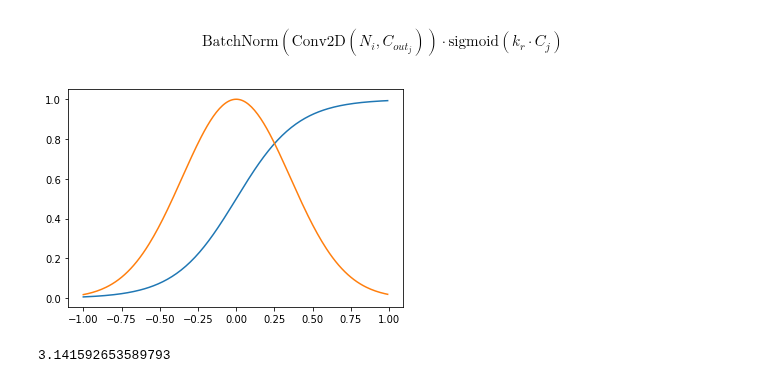
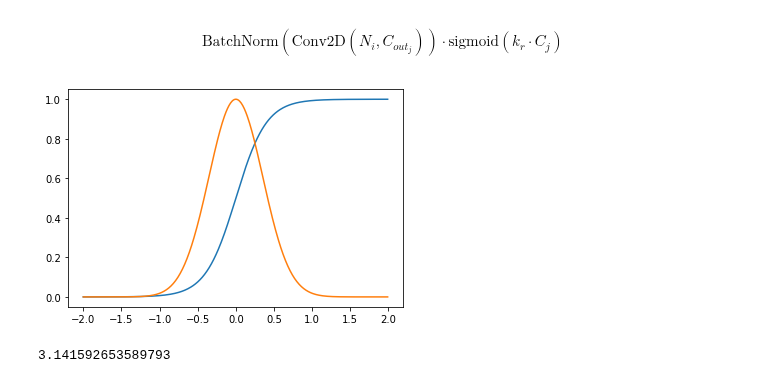
Before and after one commit to bhlarson/mllib, a Jupyter notebook: notebook/notes.ipynb, the cells around one changed output. Cells and saved outputs as stored; diff of their text form; code cells hidden in the pictures.

```diff
--- a/notebook/notes.ipynb
+++ b/notebook/notes.ipynb
@@ -2730,23 +2730,23 @@ $$ \textrm{BatchNorm}(\textrm{Conv2D}(N_i,C_{out_j}))\cdot\textrm{sigmoid}(k_r \
 # %%
 def sigmoid(x, k=5.0):
     return 1.0/(1.0+np.exp(-k*x))
 def gaussian(x):
     stdev = .25
     mean = 0
     prod = -1/(2*stdev*stdev)
     scale = 1.0
     return np.exp(-1*np.square((x-mean)/(2*stdev)))
 
-x = np.arange(-1.0, 1.0, 0.01)
+x = np.arange(-2.0, 2.0, 0.01)
 ys = sigmoid(x)
 yg = gaussian(x)
 #y = np.linalg.norm((gaussian(x),sigmoid(x)))
 plt.plot(x, ys)
 plt.plot(x, yg)
 #plt.plot(x, y)
 plt.show()
 # %% [output]
-[figure, old version]
+[figure, new version]
 # %%
 np.pi
 # %% [output]
```
Also changed, not shown: parts of 2 cells of this notebook, 6 other files.
